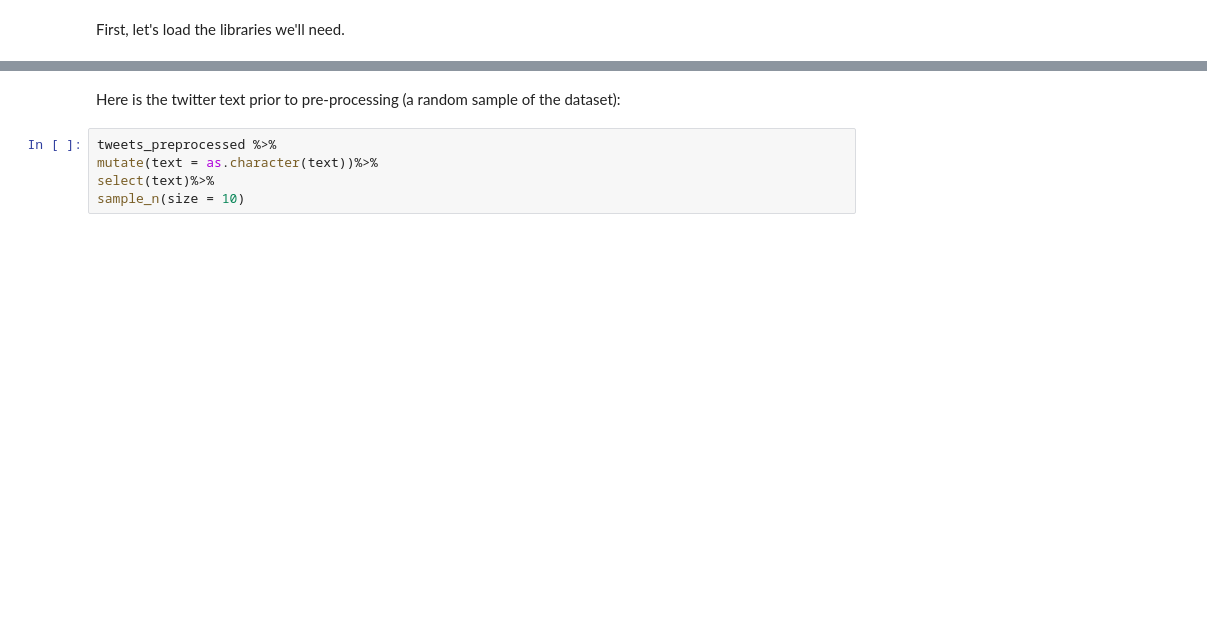
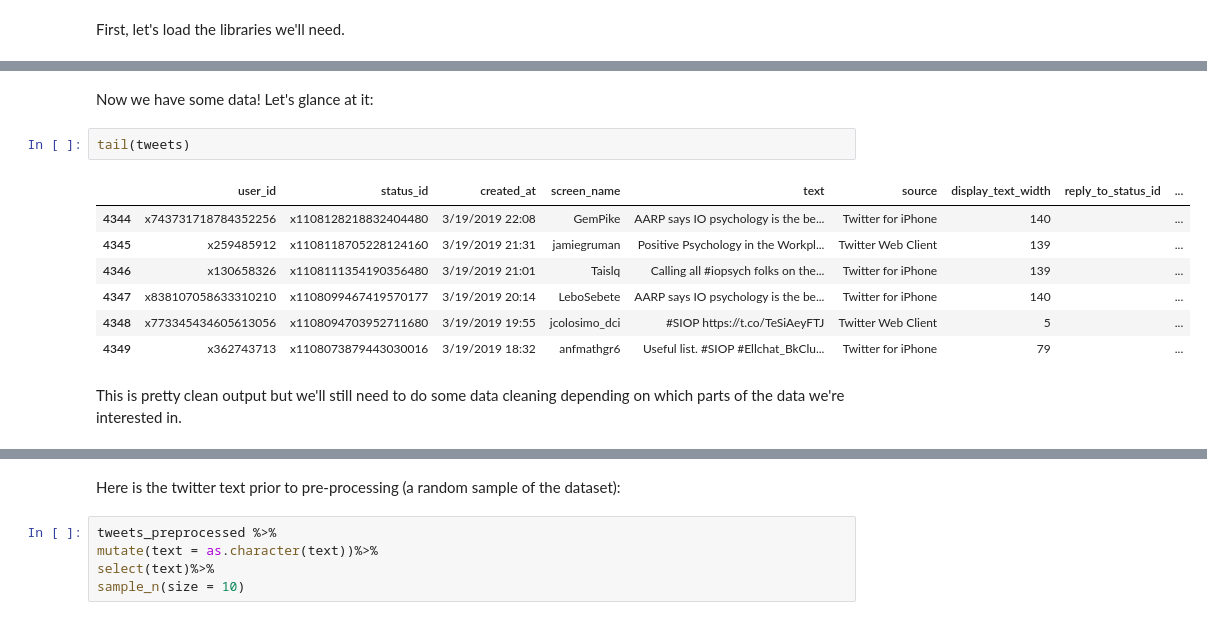
Before and after one commit to TNT-Lab/SIOP-2019-IO-Data-Science-Master-Tutorial, a Jupyter notebook: twittersentimentanalysis.ipynb, the cells around one changed output, grey strips where cells are left out. Drawn from its saved outputs; the diff is of its cells as text; blank space fills up the shorter version.

```diff
--- a/twittersentimentanalysis.ipynb
+++ b/twittersentimentanalysis.ipynb
@@ -5,0 +105,14 @@ First, let's load the libraries we'll need.
+# %% [markdown]
+Now we have some data! Let's glance at it:
+# %%
+tail(tweets)
+# %% [output]
+|  | user_id | status_id | created_at | screen_name | text | source | display_text_width | reply_to_status_id | ... |
+| 4344 | x743731718784352256 | x1108128218832404480 | 3/19/2019 22:08 | GemPike | AARP says IO psychology is the be... | Twitter for iPhone | 140 |  | ... |
+| 4345 | x259485912 | x1108118705228124160 | 3/19/2019 21:31 | jamiegruman | Positive Psychology in the Workpl... | Twitter Web Client | 139 |  | ... |
+| 4346 | x130658326 | x1108111354190356480 | 3/19/2019 21:01 | Taislq | Calling all #iopsych folks on the... | Twitter for iPhone | 139 |  | ... |
+| 4347 | x838107058633310210 | x1108099467419570177 | 3/19/2019 20:14 | LeboSebete | AARP says IO psychology is the be... | Twitter for iPhone | 140 |  | ... |
+| 4348 | x773345434605613056 | x1108094703952711680 | 3/19/2019 19:55 | jcolosimo_dci | #SIOP https://t.co/TeSiAeyFTJ | Twitter Web Client | 5 |  | ... |
+| 4349 | x362743713 | x1108073879443030016 | 3/19/2019 18:32 | anfmathgr6 | Useful list. #SIOP #Ellchat_BkClu... | Twitter for iPhone | 79 |  | ... |
+# %% [markdown]
+This is pretty clean output but we'll still need to do some data cleaning depending on which parts of the data we're interested in.
```
Also changed, not shown: parts of 65 cells of this notebook.
